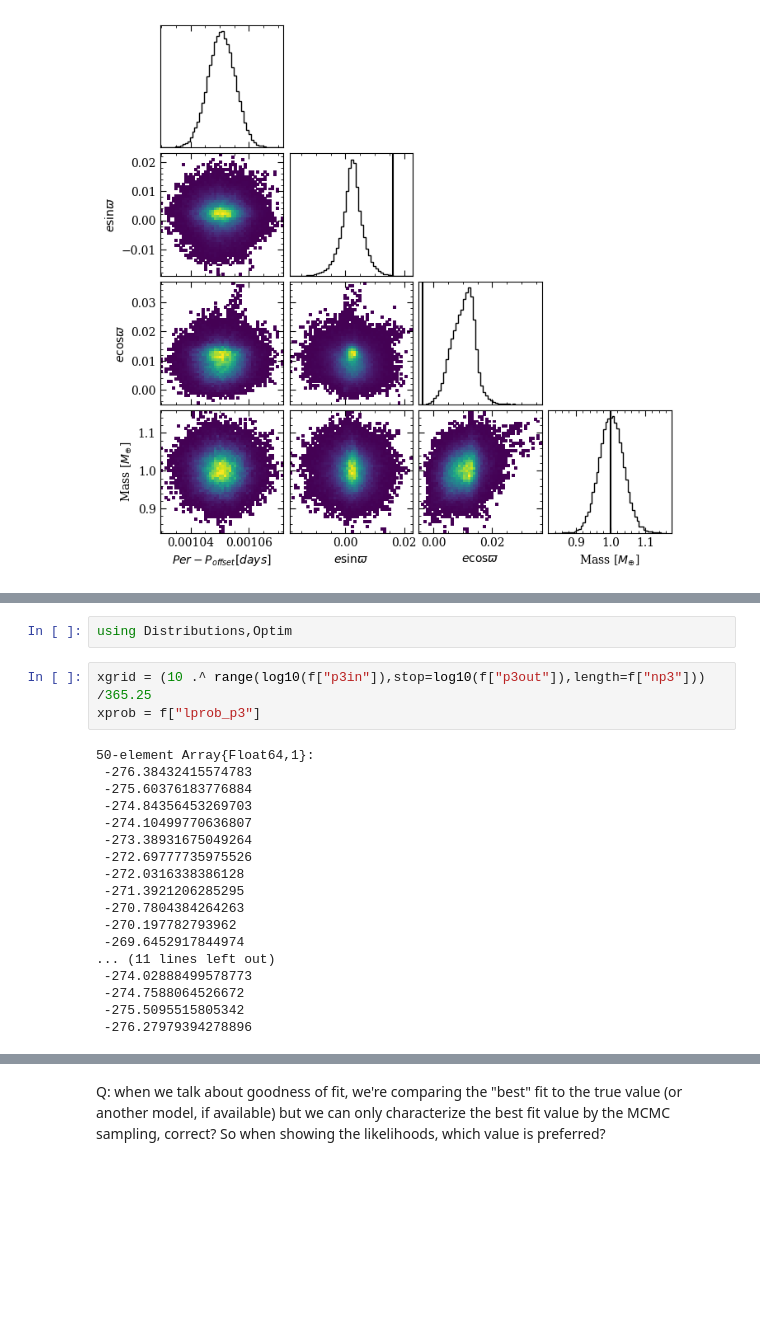
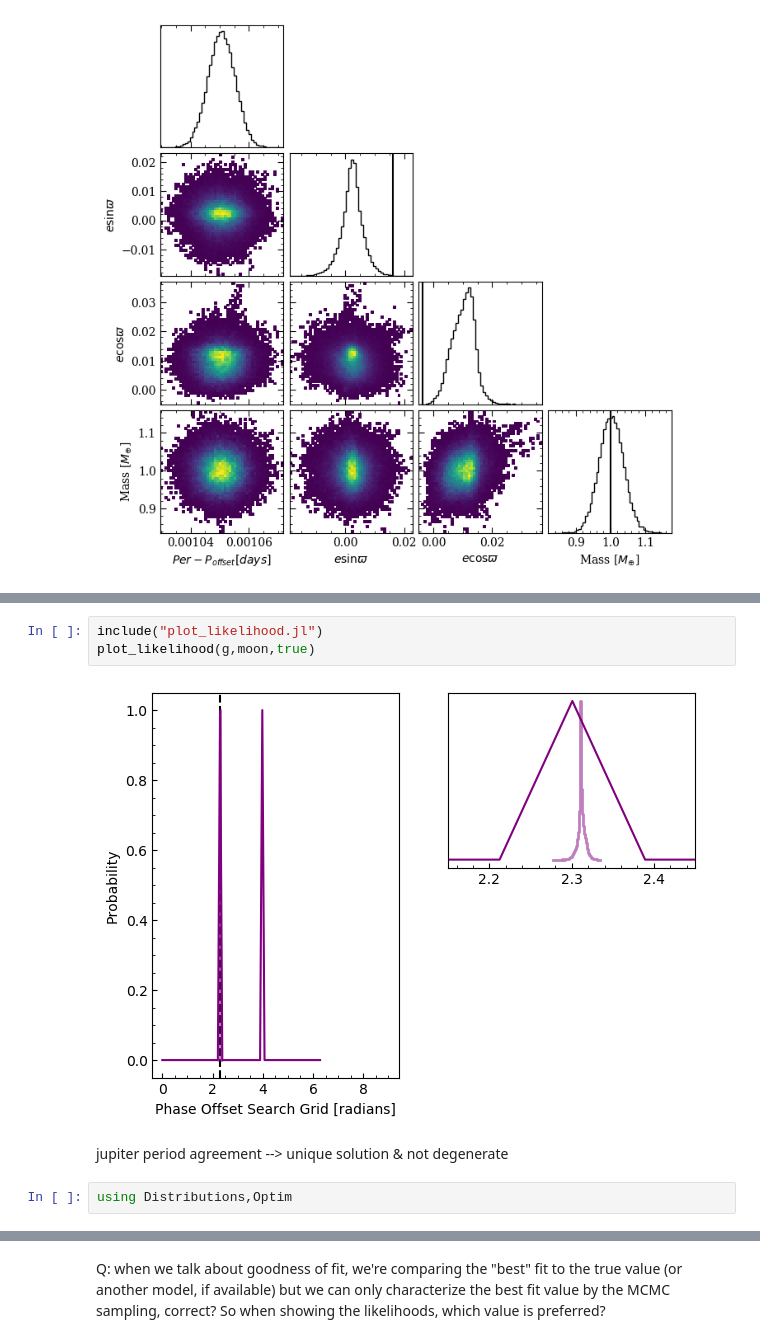
Before and after one commit to bmlindor/ttv_ss, a Jupyter notebook: plots.ipynb, the cells around one changed output, grey strips where cells are left out. Saved outputs shown, nothing was run; the diff lists cells and outputs as text; blank space fills up the shorter version.

```diff
--- a/plots.ipynb
+++ b/plots.ipynb
@@ -159,23 +233,9 @@ plot_likelihood(f,mcmc,false)
+# %%
+include("plot_likelihood.jl")
+plot_likelihood(g,moon,true)
+# %% [output]
+[figure, added]
+# %% [markdown]
+jupiter period agreement --> unique solution & not degenerate
 # %%
 using Distributions,Optim
-# %%
-xgrid = (10 .^ range(log10(f["p3in"]),stop=log10(f["p3out"]),length=f["np3"])) /365.25
-xprob = f["lprob_p3"]
-# %% [output]
-50-element Array{Float64,1}:
- -276.38432415574783
- -275.60376183776884
- -274.84356453269703
- -274.10499770636807
- -273.38931675049264
- -272.69777735975526
- -272.0316338386128
- -271.3921206285295
- -270.7804384264263
- -270.197782793962
- -269.6452917844974
-... (11 lines left out)
- -274.02888499578773
- -274.7588064526672
- -275.5095515805342
- -276.27979394278896
```
Also changed, not shown: parts of 18 cells of this notebook, 11 other files.
